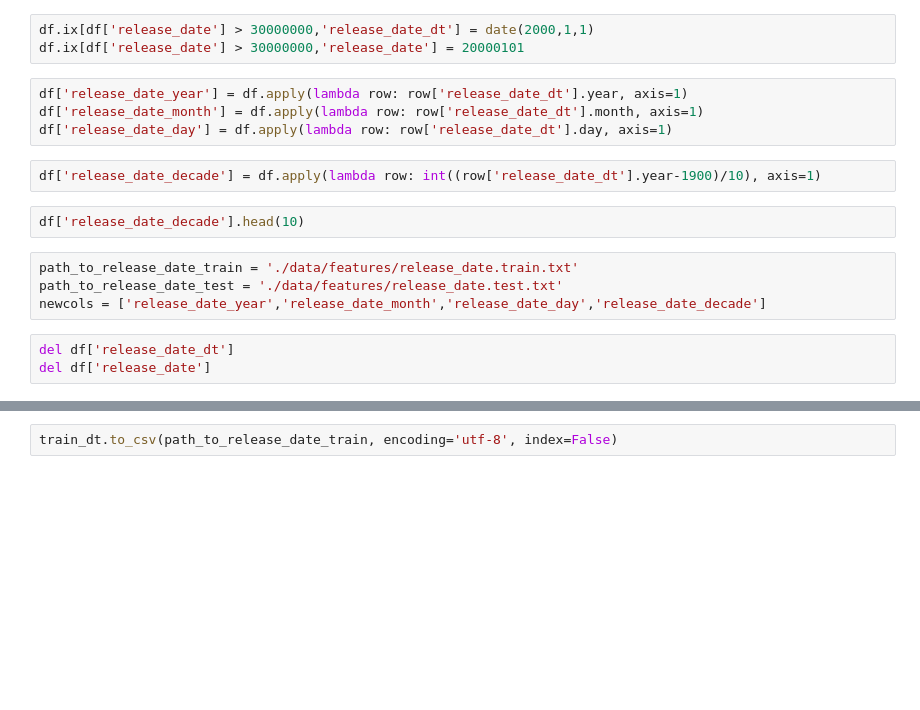
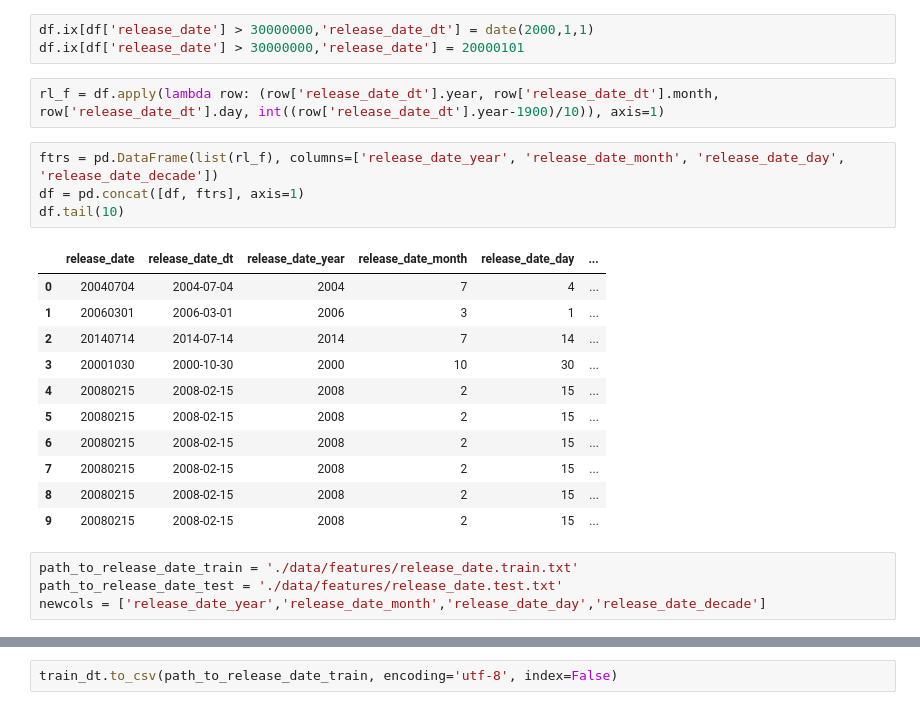
Before and after one commit to tsdaemon/mscs-competition2, a Jupyter notebook: AS_Feature_release_date_expanded.ipynb, the cells around one changed output, grey strips where cells are left out. Saved outputs shown, nothing was run; the diff lists cells and outputs as text; blank space fills up the shorter version.

```diff
--- a/AS_Feature_release_date_expanded.ipynb
+++ b/AS_Feature_release_date_expanded.ipynb
@@ -41,18 +41,25 @@ df.head()
 df.ix[df['release_date'] > 30000000,'release_date_dt'] = date(2000,1,1)
 df.ix[df['release_date'] > 30000000,'release_date'] = 20000101
 # %%
-df['release_date_year'] = df.apply(lambda row: row['release_date_dt'].year, axis=1)
-df['release_date_month'] = df.apply(lambda row: row['release_date_dt'].month, axis=1)
-df['release_date_day'] = df.apply(lambda row: row['release_date_dt'].day, axis=1)
+rl_f = df.apply(lambda row: (row['release_date_dt'].year, row['release_date_dt'].month, row['release_date_dt'].day, int((row['release_date_dt'].year-1900)/10)), axis=1)
-# %%
-df['release_date_decade'] = df.apply(lambda row: int((row['release_date_dt'].year-1900)/10), axis=1)
-# %%
-df['release_date_decade'].head(10)
+# %%
+ftrs = pd.DataFrame(list(rl_f), columns=['release_date_year', 'release_date_month', 'release_date_day', 'release_date_decade'])
+df = pd.concat([df, ftrs], axis=1)
+df.tail(10)
+# %% [output]
+|  | release_date | release_date_dt | release_date_year | release_date_month | release_date_day | ... |
+| 0 | 20040704 | 2004-07-04 | 2004 | 7 | 4 | ... |
+| 1 | 20060301 | 2006-03-01 | 2006 | 3 | 1 | ... |
+| 2 | 20140714 | 2014-07-14 | 2014 | 7 | 14 | ... |
+| 3 | 20001030 | 2000-10-30 | 2000 | 10 | 30 | ... |
+| 4 | 20080215 | 2008-02-15 | 2008 | 2 | 15 | ... |
+| 5 | 20080215 | 2008-02-15 | 2008 | 2 | 15 | ... |
+| 6 | 20080215 | 2008-02-15 | 2008 | 2 | 15 | ... |
+| 7 | 20080215 | 2008-02-15 | 2008 | 2 | 15 | ... |
+| 8 | 20080215 | 2008-02-15 | 2008 | 2 | 15 | ... |
+| 9 | 20080215 | 2008-02-15 | 2008 | 2 | 15 | ... |
 # %%
 path_to_release_date_train = './data/features/release_date.train.txt'
 path_to_release_date_test = './data/features/release_date.test.txt'
 newcols = ['release_date_year','release_date_month','release_date_day','release_date_decade']
-# %%
-del df['release_date_dt']
-del df['release_date']
 # %%
```
Also changed, not shown: parts of 23 cells of this notebook, 3 other files.
